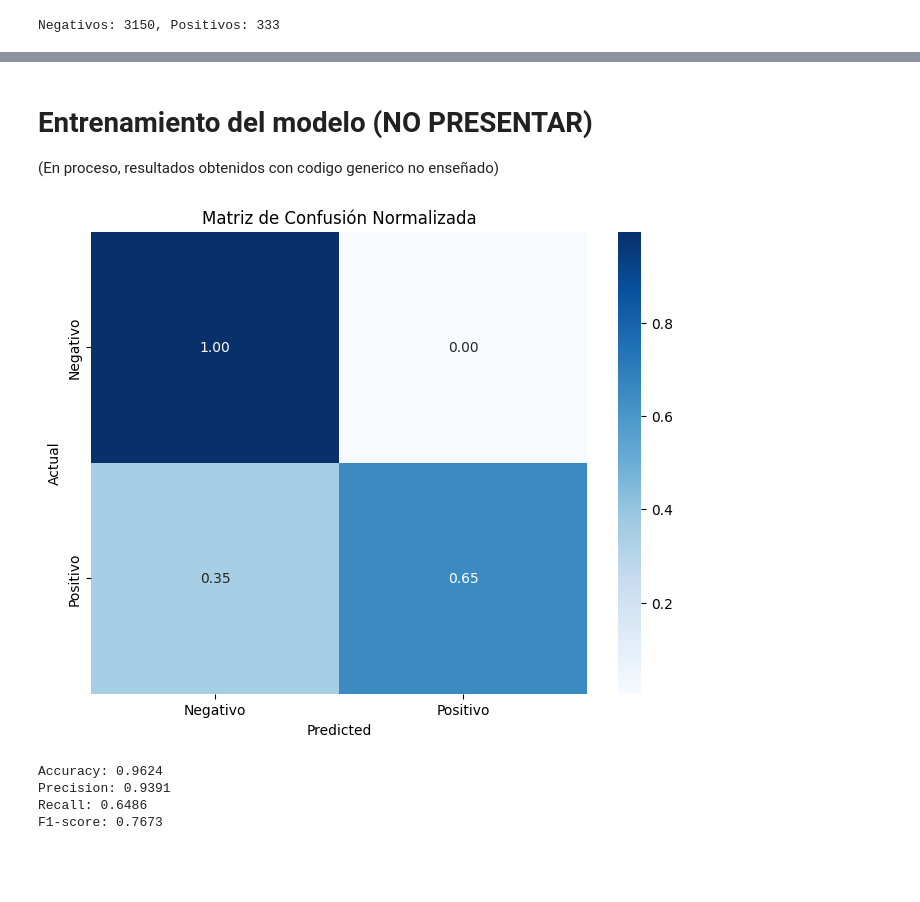
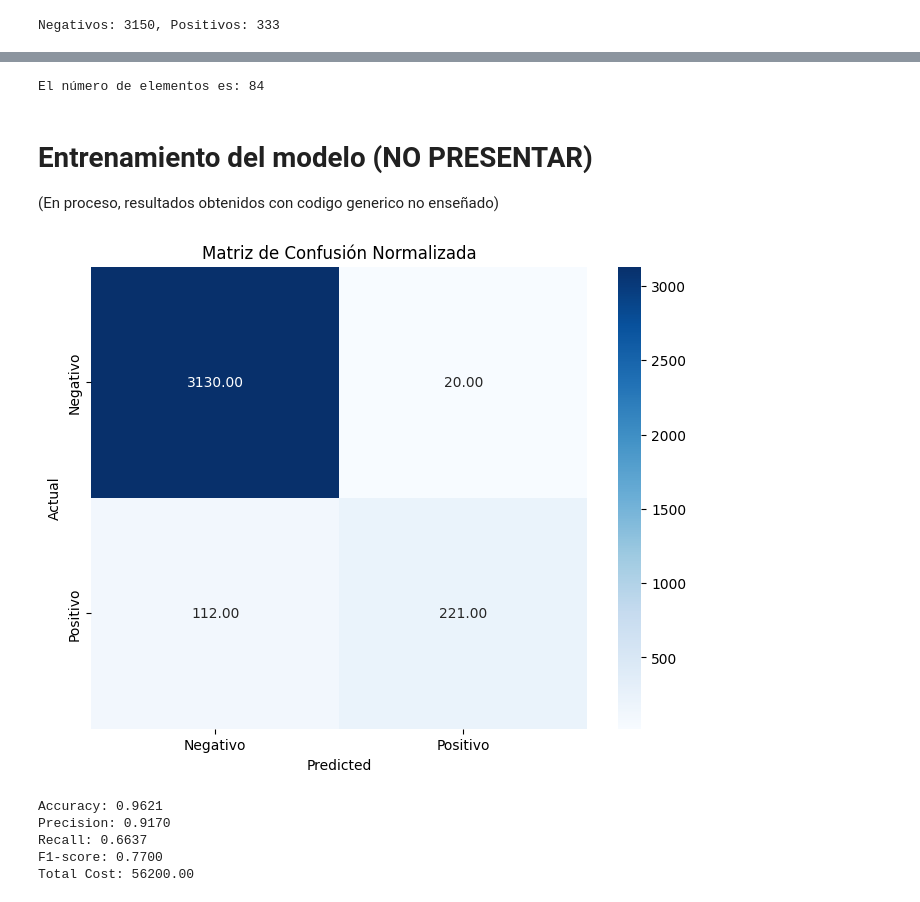
Before and after one commit to marcohinojosag/IA_MKTR, a Jupyter notebook: cod.ipynb, the cells around one changed output, grey strips where cells are left out. Drawn from its saved outputs; the diff is of its cells as text; code cells hidden in the pictures; blank space fills up the shorter version.

Commit message:
feature2: avance del análisis exploratorio de datos

```diff
--- a/cod.ipynb
+++ b/cod.ipynb
@@ -185,7 +217,19 @@ Con esto se lograron eliminar las columnas que eliminarian la mayor cantidad de
 # %%
-# Conversion de todas las columnas (excepto clase) a tipo de dato numerico
+# Umbral para el porcentaje de ceros permitidos (ajustable)
+umbral_ceros = 0.9
+
+# Conversion de todas las columnas (excepto "clase") a tipo de dato numerico
 df_clean_numeric = df_clean.drop(columns=["clase"])
 df_clean_numeric = df_clean_numeric.apply(pd.to_numeric, errors="coerce")
+
+# Calcular el porcentaje de ceros en cada columna
+porcentaje_ceros = (df_clean_numeric == 0).mean()
+
+# Identificar las columnas que tienen más del umbral de ceros
+columnas_a_eliminar = porcentaje_ceros[porcentaje_ceros >= umbral_ceros].index.tolist()
+
+# Filtrar las columnas que tengan menos del umbral de ceros
+df_clean_numeric = df_clean_numeric.drop(columns=columnas_a_eliminar)
 
 # Conversion de la columna "clase" a 0 para "neg" y 1 para "pos"
 df_clean["clase"] = df_clean["clase"].map({"neg": 0, "pos": 1})
@@ -193,5 +237,9 @@ df_clean["clase"] = df_clean["clase"].map({"neg": 0, "pos": 1})
 # Union de las columnas tratadas
 df_clean = pd.concat([df_clean["clase"], df_clean_numeric], axis=1)
 
+# Mostrar las columnas que se eliminaron
+print(f"Columnas eliminadas: {columnas_a_eliminar}")
+
+# Ver la información del DataFrame final
 print(df_clean.info())
 # %% [output]
@@ -264,6 +321,8 @@ Negativos: 3150, Positivos: 333
 # Conversion de todas las columnas (excepto clase) a tipo de dato numerico
 df_test_numeric = df_test.drop(columns=["clase"])
 df_test_numeric = df_test_numeric.apply(pd.to_numeric, errors="coerce")
+
+df_test_numeric = df_test_numeric.drop(columns=columnas_a_eliminar)
 
 # Conversion de la columna "clase" a 0 para "neg" y 1 para "pos"
 df_test["clase"] = df_test["clase"].map({"neg": 0, "pos": 1})
@@ -321,6 +389,28 @@ Non-Null Count  Dtype
 dtypes: float64(1)
 memory usage: 54.4 KB
 None
+# %%
+# Definir la lista de elementos
+elementos = [
+    'aa_000', 'ag_001', 'ag_002', 'ag_003', 'ag_004', 'ag_005', 'ah_000',
+    'ai_000', 'al_000', 'am_0', 'an_000', 'ao_000', 'ap_000', 'aq_000',
+    'ar_000', 'ay_001', 'ay_002', 'ay_003', 'ay_004', 'ay_007', 'ay_008',
+    'ay_009', 'az_000', 'az_001', 'az_002', 'az_005', 'ba_000', 'ba_001',
+    'ba_002', 'ba_003', 'ba_004', 'ba_005', 'ba_006', 'ba_008', 'ba_009',
+    'bb_000', 'bc_000', 'bd_000', 'be_000', 'bf_000', 'bg_000', 'bh_000',
+    'bi_000', 'bj_000', 'bt_000', 'bu_000', 'bv_000', 'bx_000', 'by_000',
+    'cc_000', 'ci_000', 'cj_000', 'ck_000', 'cl_000', 'cm_000', 'cn_000',
+    'cn_001', 'cn_002', 'cn_003', 'cn_004', 'cn_007', 'cn_008', 'cn_009',
+    'cq_000', 'cs_001', 'cs_002', 'cs_003', 'cs_004', 'cs_005', 'cx_000',
+    'dd_000', 'df_000', 'dn_000', 'dq_000', 'eb_000', 'ec_00', 'ee_000',
+    'ee_001', 'ee_002', 'ee_003', 'ee_004', 'ee_005', 'ee_006', 'ee_007'
+]
+
+# Calcular el número de elementos
+numero_elementos = len(elementos)
+print(f"El número de elementos es: {numero_elementos}")
+# %% [output]
+El número de elementos es: 84
 # %% [markdown]
 # Entrenamiento del modelo (NO PRESENTAR)
 (En proceso, resultados obtenidos con codigo generico no enseñado)
@@ -328,44 +418,58 @@ None
 from sklearn.ensemble import RandomForestClassifier
 from sklearn.metrics import confusion_matrix, accuracy_score, precision_score, recall_score, f1_score
 import seaborn as sns
+import matplotlib.pyplot as plt
+import numpy as np
 
 # Inicialización y entrenamiento del modelo
-model = RandomForestClassifier(random_state=42)
+model = RandomForestClassifier(random_state=100)
 model.fit(x_train, y_train)
 
 # Predicciones sobre el conjunto de prueba
 y_pred = model.predict(x_test)
 
 # Cálculo de la matriz de confusión
 cm = confusion_matrix(y_test, y_pred)
 
-# Normalizar la matriz de confusión por el total de cada clase (filas)
-cm_normalized = cm.astype('float') / cm.sum(axis=1)[:, np.newaxis]
-
 # Visualización de la matriz de confusión normalizada
 plt.figure(figsize=(8, 6))
-sns.heatmap(cm_normalized, annot=True, fmt='.2f', cmap='Blues', xticklabels=['Negativo', 'Positivo'], yticklabels=['Negativo', 'Positivo'])
+sns.heatmap(cm, annot=True, fmt='.2f', cmap='Blues', xticklabels=['Negativo', 'Positivo'], yticklabels=['Negativo', 'Positivo'])
 plt.xlabel('Predicted')
 plt.ylabel('Actual')
 plt.title('Matriz de Confusión Normalizada')
 plt.show()
 
 # Cálculo e impresión de otras métricas
 accuracy = accuracy_score(y_test, y_pred)
 precision = precision_score(y_test, y_pred)
 recall = recall_score(y_test, y_pred)
 f1 = f1_score(y_test, y_pred)
 
 print(f"Accuracy: {accuracy:.4f}")
 print(f"Precision: {precision:.4f}")
 print(f"Recall: {recall:.4f}")
 print(f"F1-score: {f1:.4f}")
+
+# Definir los costos
+Cost_1 = 10  # Revisión innecesaria
+Cost_2 = 500  # No detectar falla
+
+# Extraer los valores de la matriz de confusión
+TP = cm[1, 1]  # True Positives
+TN = cm[0, 0]  # True Negatives
+FP = cm[0, 1]  # False Positives
+FN = cm[1, 0]  # False Negatives
+
+# Calcular el coste total
+Total_cost = Cost_1 * FP + Cost_2 * FN
+print(f"Total Cost: {Total_cost:.2f}")
 # %% [output]
-[figure, old version]
+[figure, new version]
-Accuracy: 0.9624
-Precision: 0.9391
-Recall: 0.6486
-F1-score: 0.7673
+Accuracy: 0.9621
+Precision: 0.9170
+Recall: 0.6637
+F1-score: 0.7700
+Total Cost: 56200.00
 # %%
 from sklearn.linear_model import LogisticRegression
 
```
Also changed, not shown: parts of 9 cells of this notebook.
